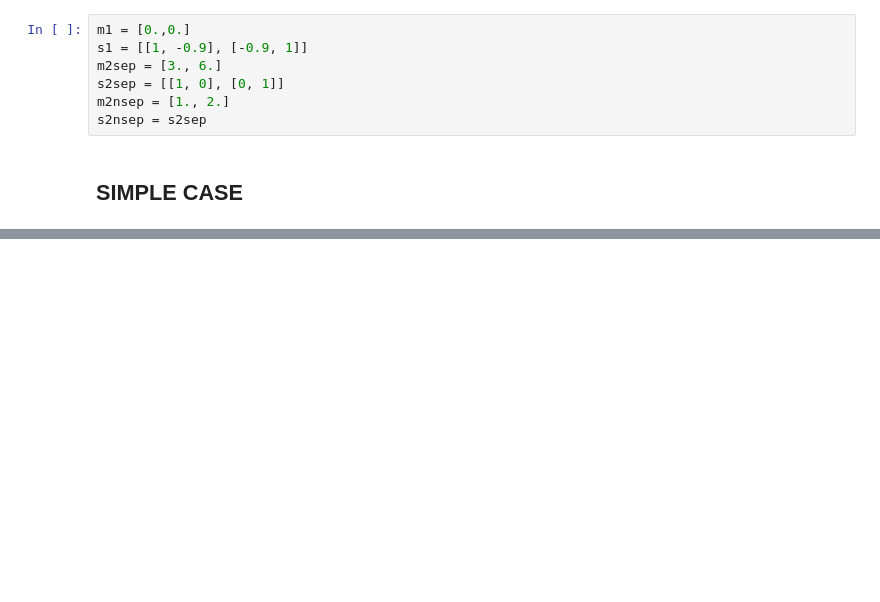
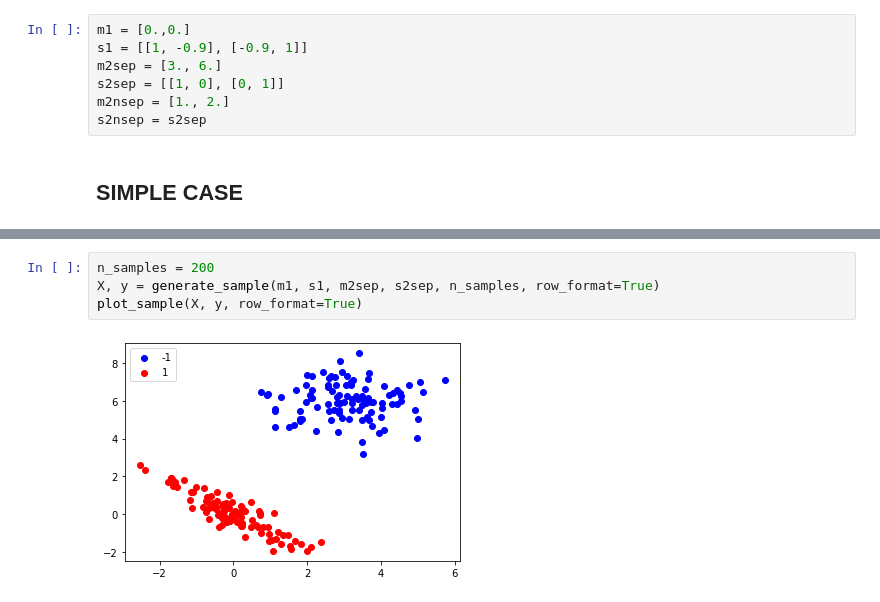
Before and after one commit to Vol0kin/OPT, a Jupyter notebook: Labs/Lab5/Lab_5.ipynb, the cells around one changed output, grey strips where cells are left out. Drawn from its saved outputs; the diff is of its cells as text; blank space fills up the shorter version.

```diff
--- a/Labs/Lab5/Lab_5.ipynb
+++ b/Labs/Lab5/Lab_5.ipynb
@@ -110,0 +128,6 @@ print(x)
+# %%
+n_samples = 200
+X, y = generate_sample(m1, s1, m2sep, s2sep, n_samples, row_format=True)
+plot_sample(X, y, row_format=True)
+# %% [output]
+[figure, added]
```
Also changed, not shown: parts of 9 cells of this notebook.
